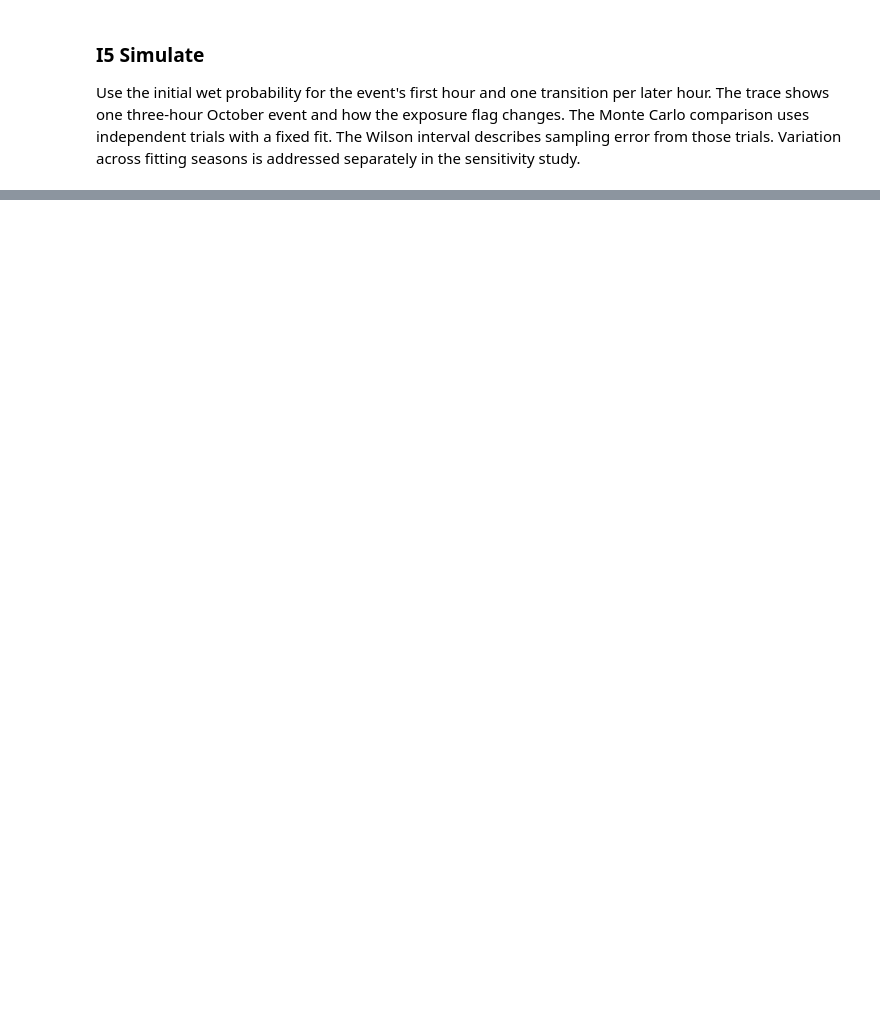
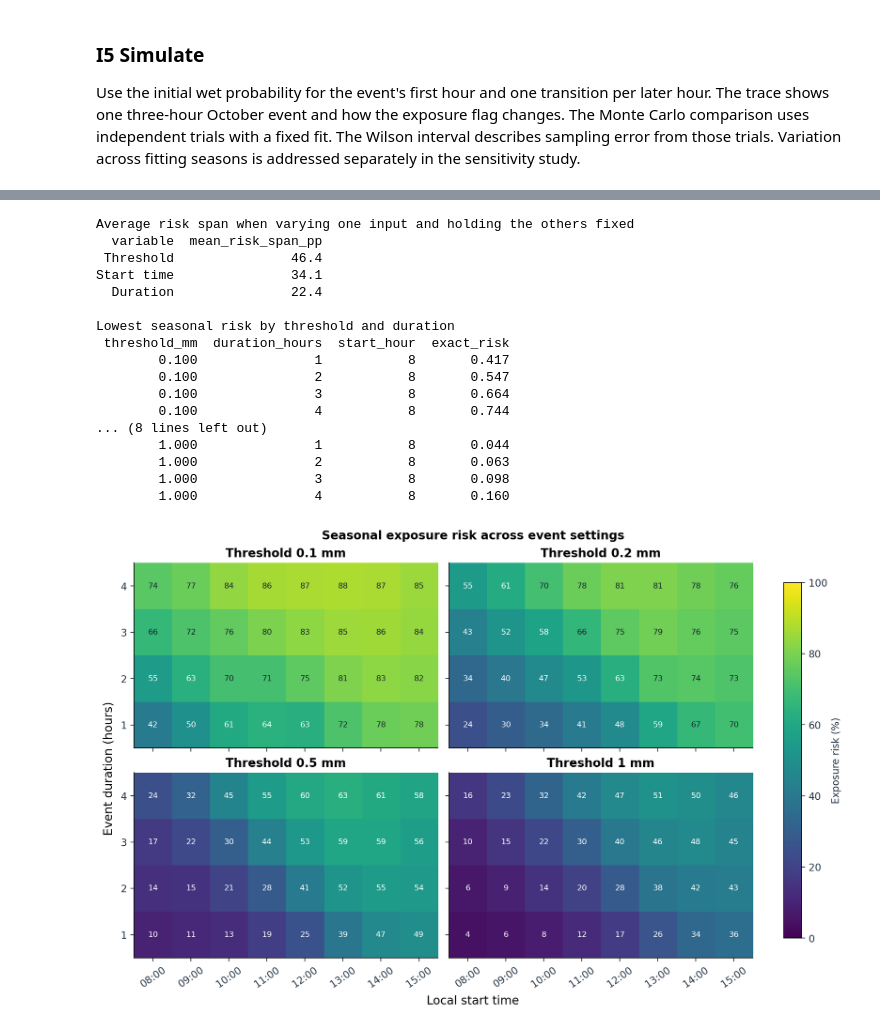
Before and after one commit to KumarageKPV/malabe-rain-risk, a Jupyter notebook: notebook/malabe-rain-risk.ipynb, the cells around one changed output, grey strips where cells are left out. Saved outputs shown, nothing was run; the diff lists cells and outputs as text; code cells hidden in the pictures; blank space fills up the shorter version.

```diff
--- a/notebook/malabe-rain-risk.ipynb
+++ b/notebook/malabe-rain-risk.ipynb
@@ -513,0 +943,76 @@ Compare October, November, and combined exposure risks across start times, inclu
+# %%
+sweep_rows = []
+for threshold in THRESHOLDS_MM:
+    for duration in DURATIONS_HOURS:
+        profiles = exact_profiles(fitted_models, threshold, duration)
+        for period, risks in zip(PERIOD_NAMES, profiles):
+            for start, risk in zip(START_HOURS, risks):
+                sweep_rows.append({
+                    "period": period,
+                    "threshold_mm": threshold,
+                    "duration_hours": duration,
+                    "start_hour": start,
+                    "exact_risk": risk,
+                    "improvement_pp": 100 * (risks[BASELINE_INDEX] - risk),
+                })
+sensitivity_table = pd.DataFrame(sweep_rows)
+sensitivity_table.to_csv(exports / "x5_sensitivity.csv", index=False)
+pooled_sweep = sensitivity_table.loc[sensitivity_table["period"].eq(POOLED_NAME)]
+pooled_settings = pooled_sweep.groupby(["threshold_mm", "duration_hours"])
+best_setting_rows = pooled_sweep.loc[pooled_settings["exact_risk"].idxmin()].copy()
+
+driver_spans = []
+for variable, fixed in {
+    "Start time": ["threshold_mm", "duration_hours"],
+    "Duration": ["threshold_mm", "start_hour"],
+    "Threshold": ["duration_hours", "start_hour"],
+}.items():
+    extrema = pooled_sweep.groupby(fixed)["exact_risk"].agg(["min", "max"])
+    driver_spans.append({
+        "variable": variable,
+        "mean_risk_span_pp": 100 * (extrema["max"] - extrema["min"]).mean(),
+    })
+driver_table = pd.DataFrame(driver_spans).sort_values("mean_risk_span_pp", ascending=False)
+driver_table.to_csv(exports / "x5_driver_spans.csv", index=False)
+print("Average risk span when varying one input and holding the others fixed")
+print(driver_table.to_string(index=False, float_format="{:.1f}".format))
+print("\nLowest seasonal risk by threshold and duration")
+print(best_setting_rows[["threshold_mm", "duration_hours", "start_hour", "exact_risk"]]
+      .to_string(index=False, float_format="{:.3f}".format))
+
+fig, axes = plt.subplots(2, 2, figsize=(10.5, 6.8), layout="constrained", sharex=True, sharey=True)
+for threshold, ax in zip(THRESHOLDS_MM, axes.flat):
+    panel = pooled_sweep.loc[pooled_sweep["threshold_mm"].eq(threshold)]
+    risk_grid = panel.pivot(index="duration_hours", columns="start_hour", values="exact_risk")
+    heat = ax.imshow(100 * risk_grid, vmin=0, vmax=100, cmap="viridis", aspect="auto", origin="lower")
+    for row, risks in enumerate(risk_grid.to_numpy()):
+        for column, risk in enumerate(risks):
+            ax.text(column, row, f"{100*risk:.0f}", ha="center", va="center", fontsize=8,
+                    color="#172530" if risk > 0.64 else "white")
+    ax.set(title=f"Threshold {threshold:g} mm", xticks=range(len(START_HOURS)), xticklabels=START_LABELS,
+           yticks=range(len(DURATIONS_HOURS)), yticklabels=DURATIONS_HOURS)
+    ax.tick_params(axis="x", labelrotation=35)
+fig.supxlabel("Local start time")
+fig.supylabel("Event duration (hours)")
+fig.colorbar(heat, ax=axes, label="Exposure risk (%)", shrink=0.9)
+fig.suptitle("Seasonal exposure risk across event settings", fontweight="bold")
+save_figure(fig, "x5_sensitivity.png")
+# %% [output]
+Average risk span when varying one input and holding the others fixed
+  variable  mean_risk_span_pp
+ Threshold               46.4
+Start time               34.1
+  Duration               22.4
+
+Lowest seasonal risk by threshold and duration
+ threshold_mm  duration_hours  start_hour  exact_risk
+        0.100               1           8       0.417
+        0.100               2           8       0.547
+        0.100               3           8       0.664
+        0.100               4           8       0.744
+... (8 lines left out)
+        1.000               1           8       0.044
+        1.000               2           8       0.063
+        1.000               3           8       0.098
+        1.000               4           8       0.160
+[figure, added]
```
Also changed, not shown: parts of 25 cells of this notebook, 19 other files.
